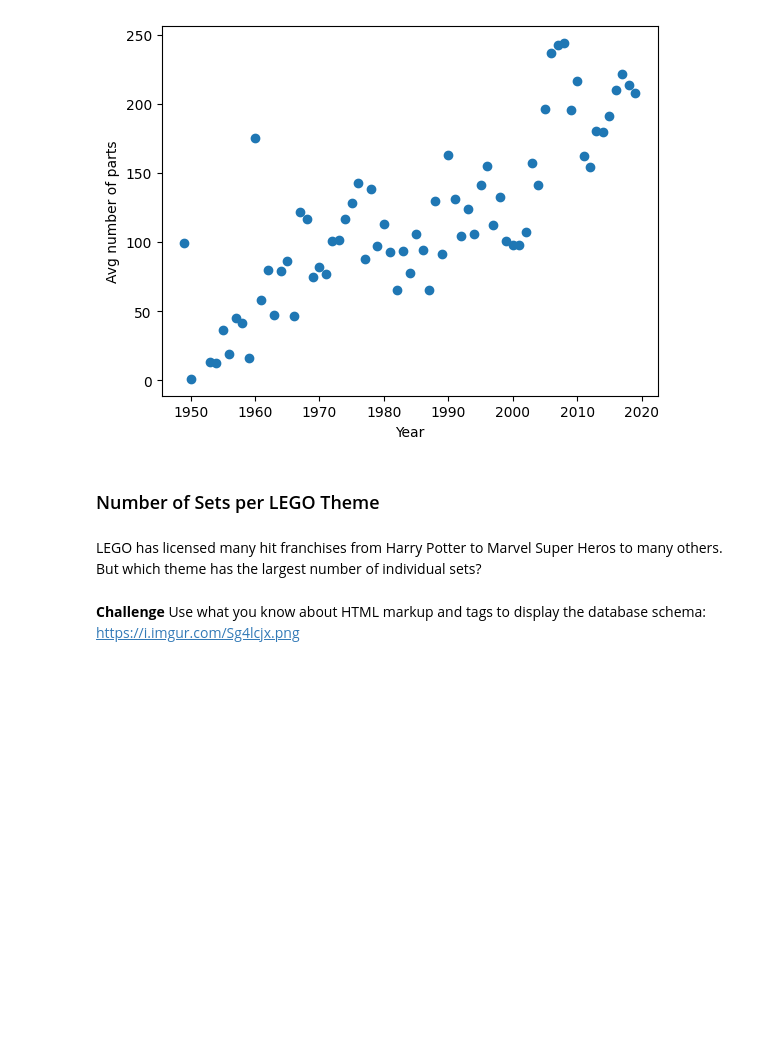
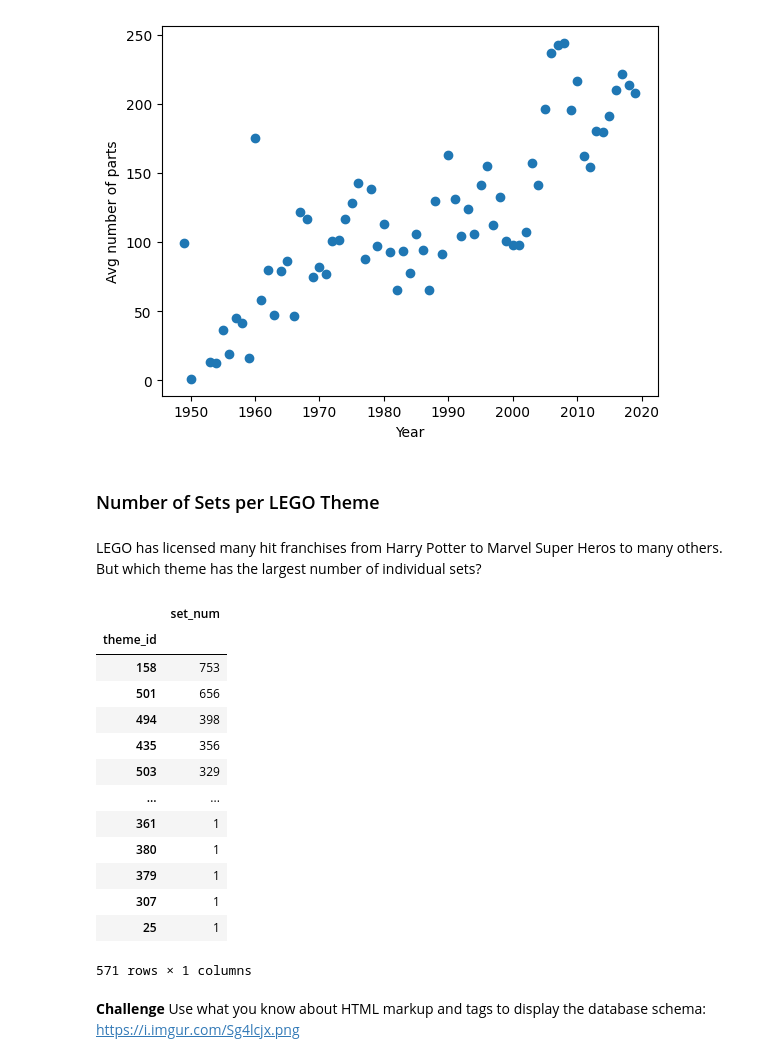
Before and after one commit to keshavpj1711/Python_100-Days, a Jupyter notebook: Advanced/74AnalyzeLegoDataset/LegoDatasetAnalyze.ipynb, the cells around one changed output. Cells and saved outputs as stored; diff of their text form; code cells hidden in the pictures; blank space fills up the shorter version.

```diff
--- a/Advanced/74AnalyzeLegoDataset/LegoDatasetAnalyze.ipynb
+++ b/Advanced/74AnalyzeLegoDataset/LegoDatasetAnalyze.ipynb
@@ -293,5 +293,22 @@ plt.scatter(parts_per_year.index[:-2], parts_per_year.num_parts[:-2])
 ### Number of Sets per LEGO Theme
 # %% [markdown]
 LEGO has licensed many hit franchises from Harry Potter to Marvel Super Heros to many others. But which theme has the largest number of individual sets?
+# %%
+sets_df.groupby('theme_id').agg({'set_num': pd.Series.count}).sort_values('set_num', ascending=False)
+# %% [output]
+|  | set_num |
+| theme_id |  |
+| 158 | 753 |
+| 501 | 656 |
+| 494 | 398 |
+| 435 | 356 |
+| 503 | 329 |
+| ... | ... |
+| 361 | 1 |
+| 380 | 1 |
+| 379 | 1 |
+| 307 | 1 |
+| 25 | 1 |
+571 rows × 1 columns
 # %% [markdown]
 **Challenge** Use what you know about HTML markup and tags to display the database schema: https://i.imgur.com/Sg4lcjx.png
```
Also changed, not shown: parts of 5 cells of this notebook.
